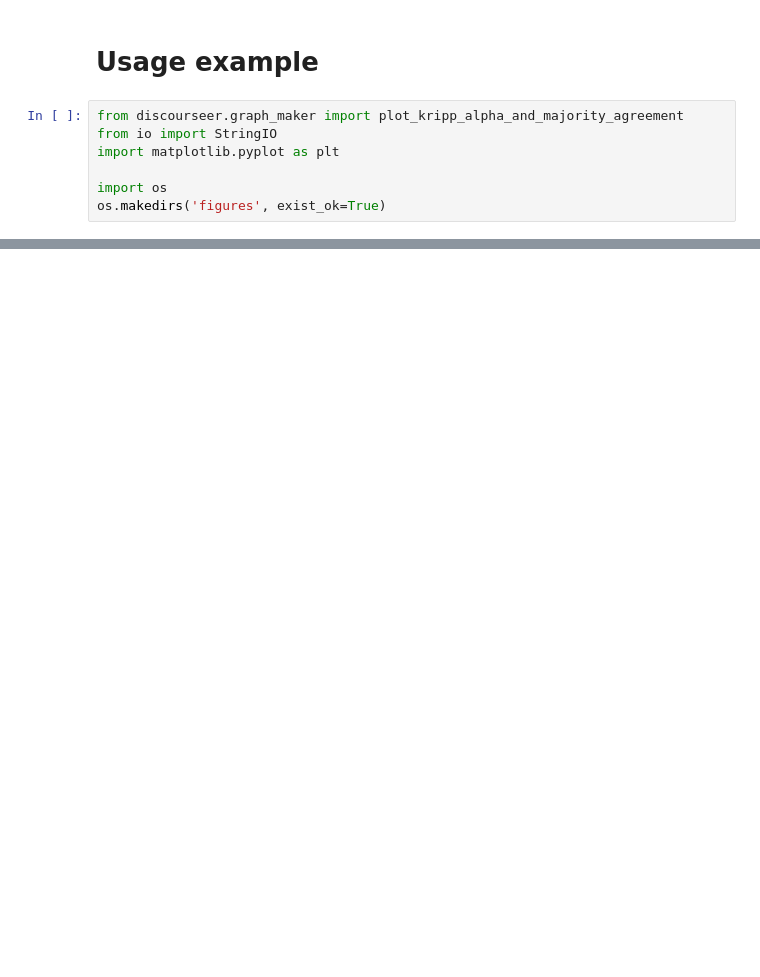
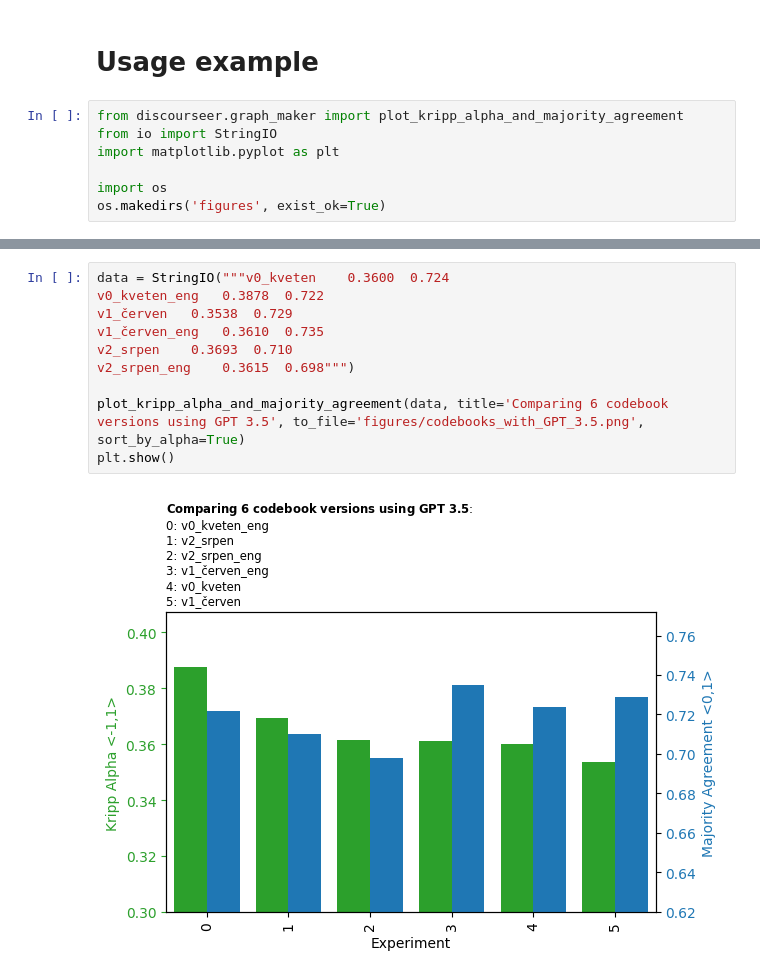
Before and after one commit to DCGM/discourseer, a Jupyter notebook: graph_maker.ipynb, the cells around one changed output, grey strips where cells are left out. Saved outputs shown, nothing was run; the diff lists cells and outputs as text; blank space fills up the shorter version.

```diff
--- a/graph_maker.ipynb
+++ b/graph_maker.ipynb
@@ -21,0 +22,12 @@ plt.show()
+# %%
+data = StringIO("""v0_kveten	0.3600	0.724
+v0_kveten_eng	0.3878	0.722
+v1_červen	0.3538	0.729
+v1_červen_eng	0.3610	0.735
+v2_srpen	0.3693	0.710
+v2_srpen_eng	0.3615	0.698""")
+
+plot_kripp_alpha_and_majority_agreement(data, title='Comparing 6 codebook versions using GPT 3.5', to_file='figures/codebooks_with_GPT_3.5.png', sort_by_alpha=True)
+plt.show()
+# %% [output]
+[figure, added]
```
Also changed, not shown: parts of 5 cells of this notebook, 6 other files.
